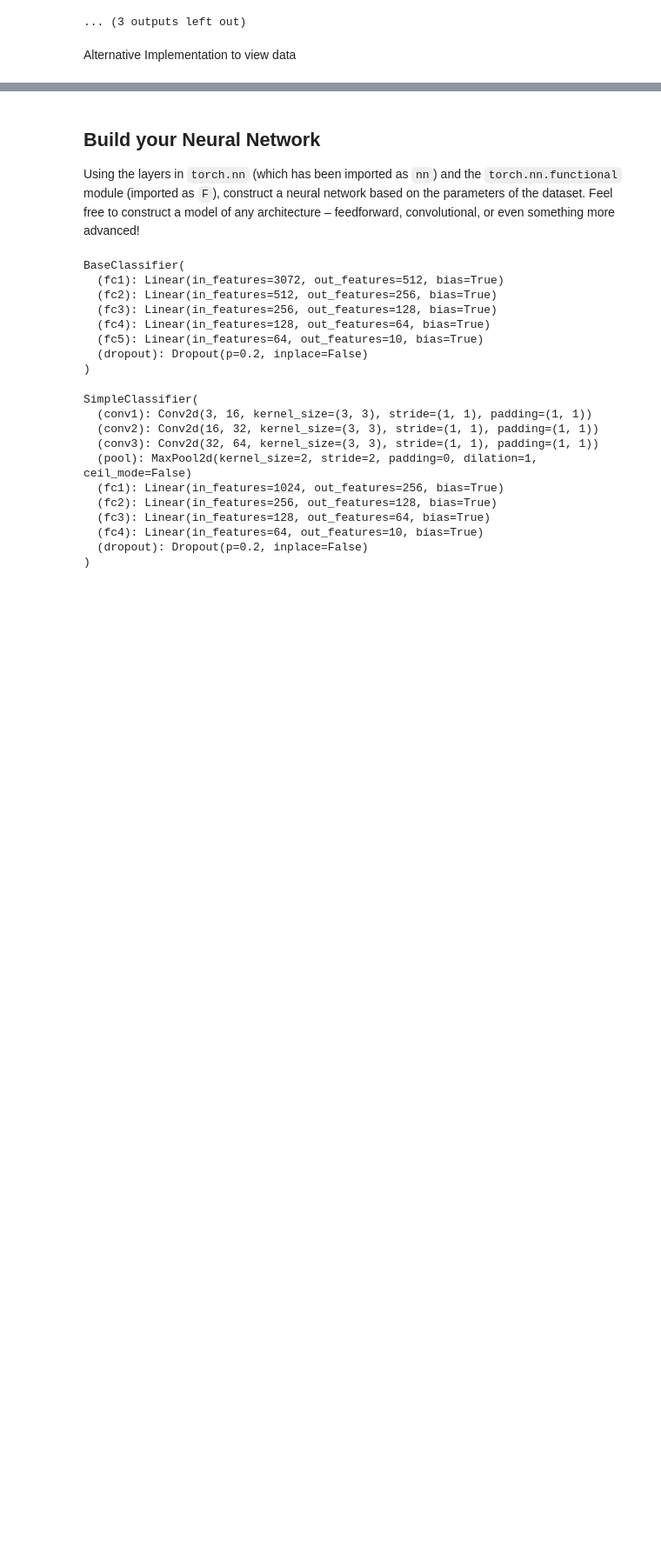
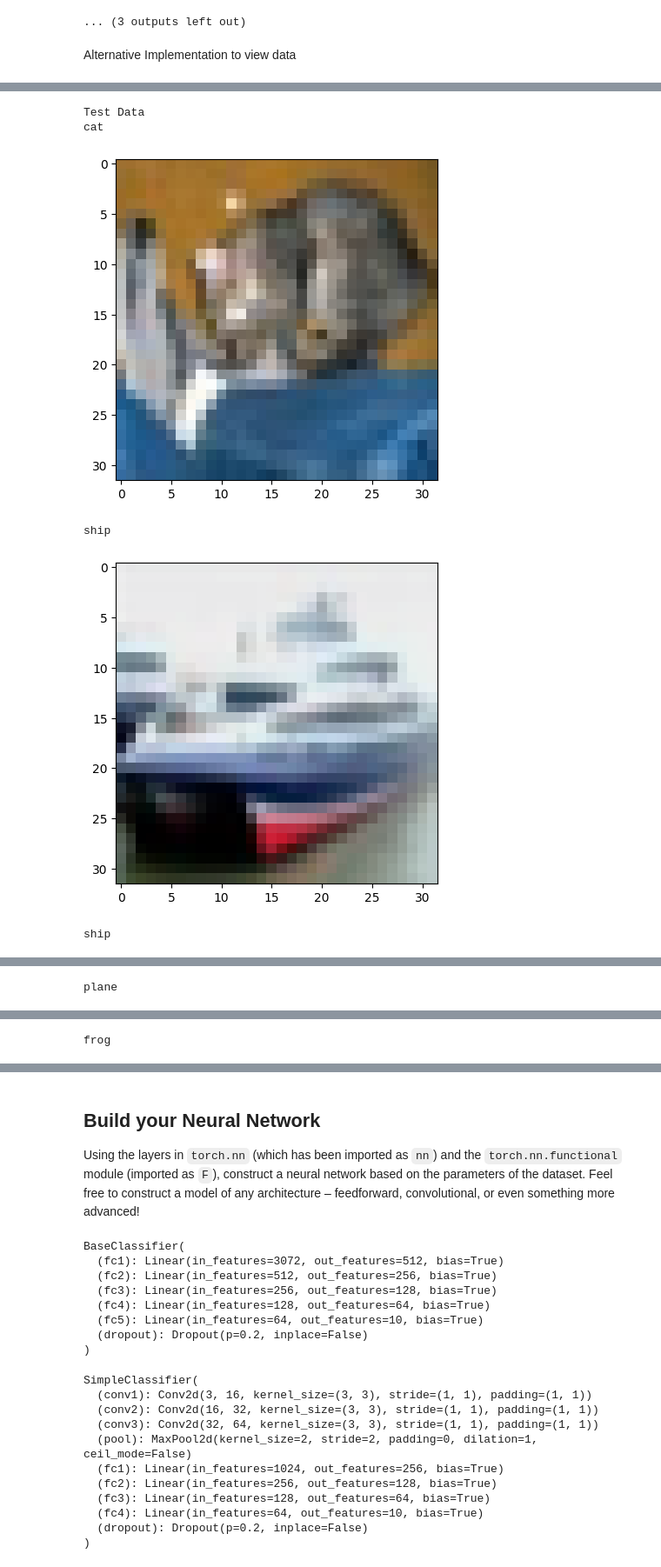
Before and after one commit to EugeneGene/udacity_datascience_for_scientists_deeplearning, a Jupyter notebook: CIFAR_10_Image_Classifier_STARTER_REBEdit_COLAB.ipynb, the cells around one changed output, grey strips where cells are left out. Shown: that part at 87% size. Saved outputs shown, nothing was run; the diff lists cells and outputs as text; code cells hidden in the pictures; blank space fills up the shorter version.

```diff
--- a/CIFAR_10_Image_Classifier_STARTER_REBEdit_COLAB.ipynb
+++ b/CIFAR_10_Image_Classifier_STARTER_REBEdit_COLAB.ipynb
@@ -189,0 +247,11 @@ bird
+# %%
+# Test Set
+print("Test Data")
+show5_regedit(testloader)
+# %% [output]
+Test Data
+cat
+[figure, added]
+ship
+[figure, added]
+ship
@@ -189,0 +259 @@ bird
+plane
@@ -189,0 +261 @@ bird
+frog
```
Also changed, not shown: parts of 5 cells of this notebook.
